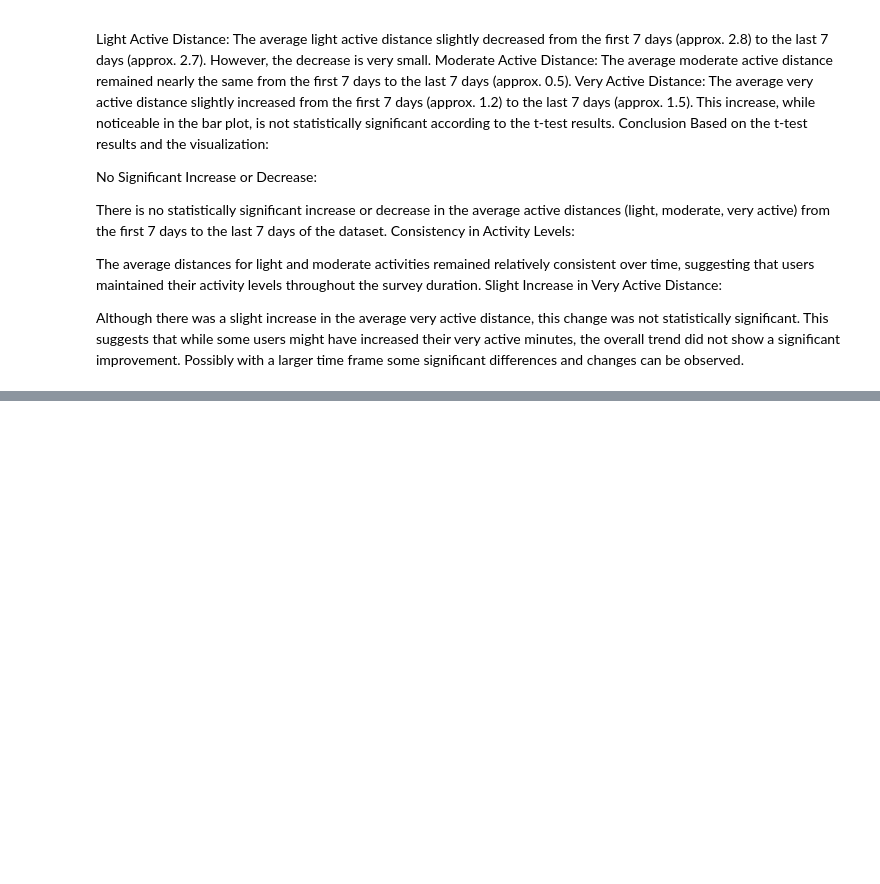
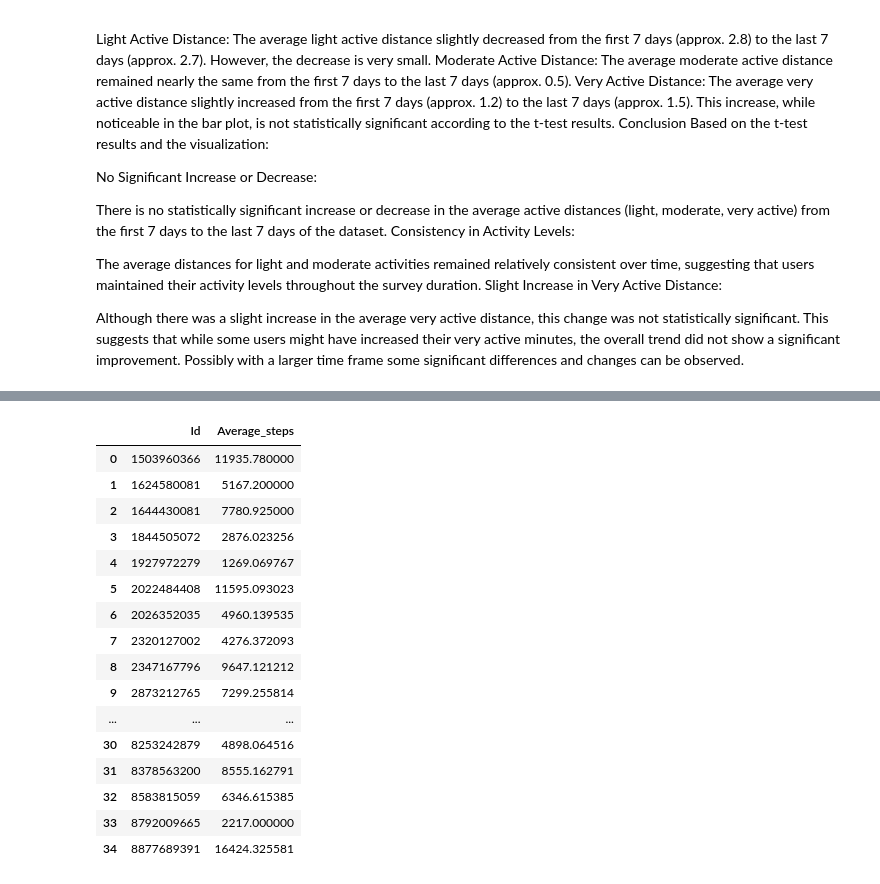
Before and after one commit to kinnith246/Project-1---Group-3, a Jupyter notebook: Dataset/Group 3 NB.ipynb, the cells around one changed output, grey strips where cells are left out. Saved outputs shown, nothing was run; the diff lists cells and outputs as text; code cells hidden in the pictures; blank space fills up the shorter version.

```diff
--- a/Dataset/Group 3 NB.ipynb
+++ b/Dataset/Group 3 NB.ipynb
@@ -900,0 +1005,31 @@ Although there was a slight increase in the average very active distance, this c
+# %%
+##### PART 2 Graphical depiction
+### Average steps per person
+
+average_steps = cleaned_data.groupby('Id', as_index=False).agg(Average_steps=pd.NamedAgg(column='TotalSteps', aggfunc='mean'))
+#average_steps = cleaned_data.groupby("Id")["TotalSteps"].mean()
+#average_steps.head()
+
+average_steps
+
+##
+#total_steps_perperson = activity_levels.groupby("Id")["TotalSteps"].sum()
+#total_steps_perperson
+# %% [output]
+|  | Id | Average_steps |
+| 0 | 1503960366 | 11935.780000 |
+| 1 | 1624580081 | 5167.200000 |
+| 2 | 1644430081 | 7780.925000 |
+| 3 | 1844505072 | 2876.023256 |
+| 4 | 1927972279 | 1269.069767 |
+| 5 | 2022484408 | 11595.093023 |
+| 6 | 2026352035 | 4960.139535 |
+| 7 | 2320127002 | 4276.372093 |
+| 8 | 2347167796 | 9647.121212 |
+| 9 | 2873212765 | 7299.255814 |
+| ... | ... | ... |
+| 30 | 8253242879 | 4898.064516 |
+| 31 | 8378563200 | 8555.162791 |
+| 32 | 8583815059 | 6346.615385 |
+| 33 | 8792009665 | 2217.000000 |
+| 34 | 8877689391 | 16424.325581 |
```
Also changed, not shown: parts of 33 cells of this notebook.
